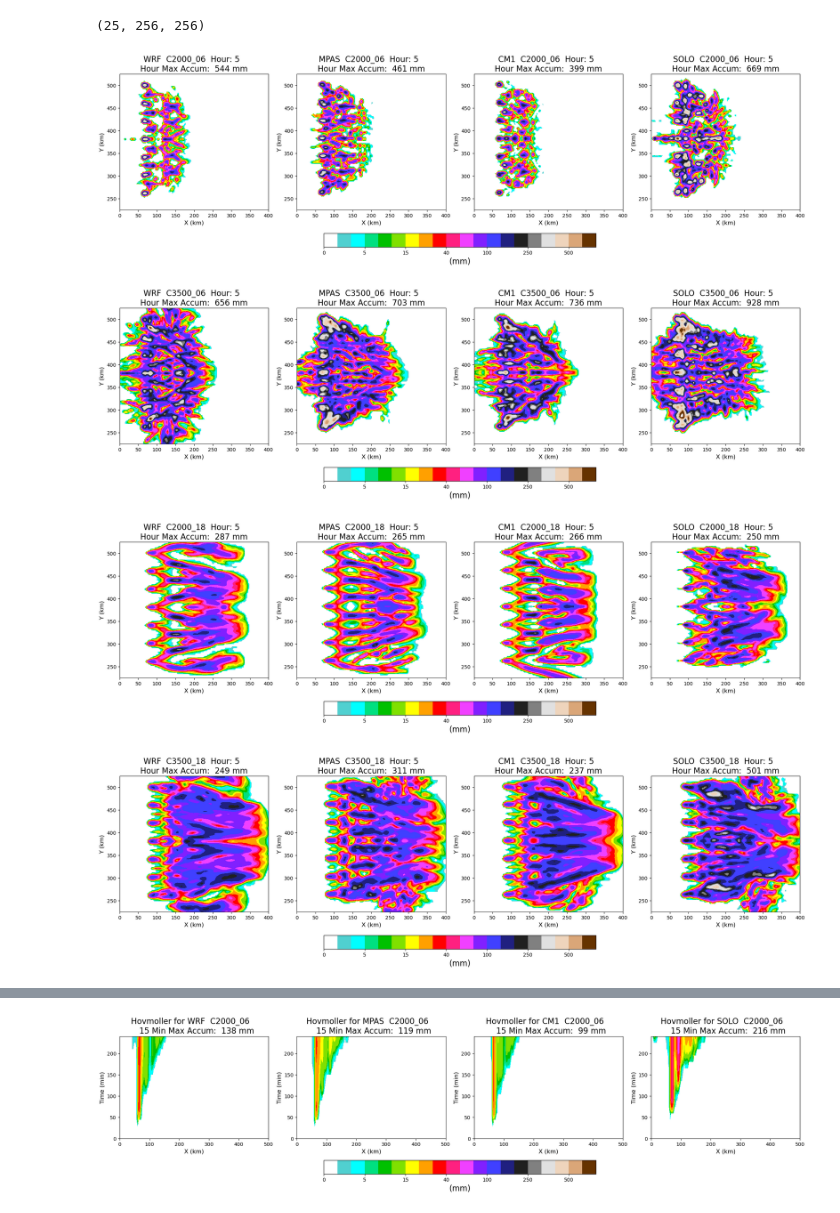
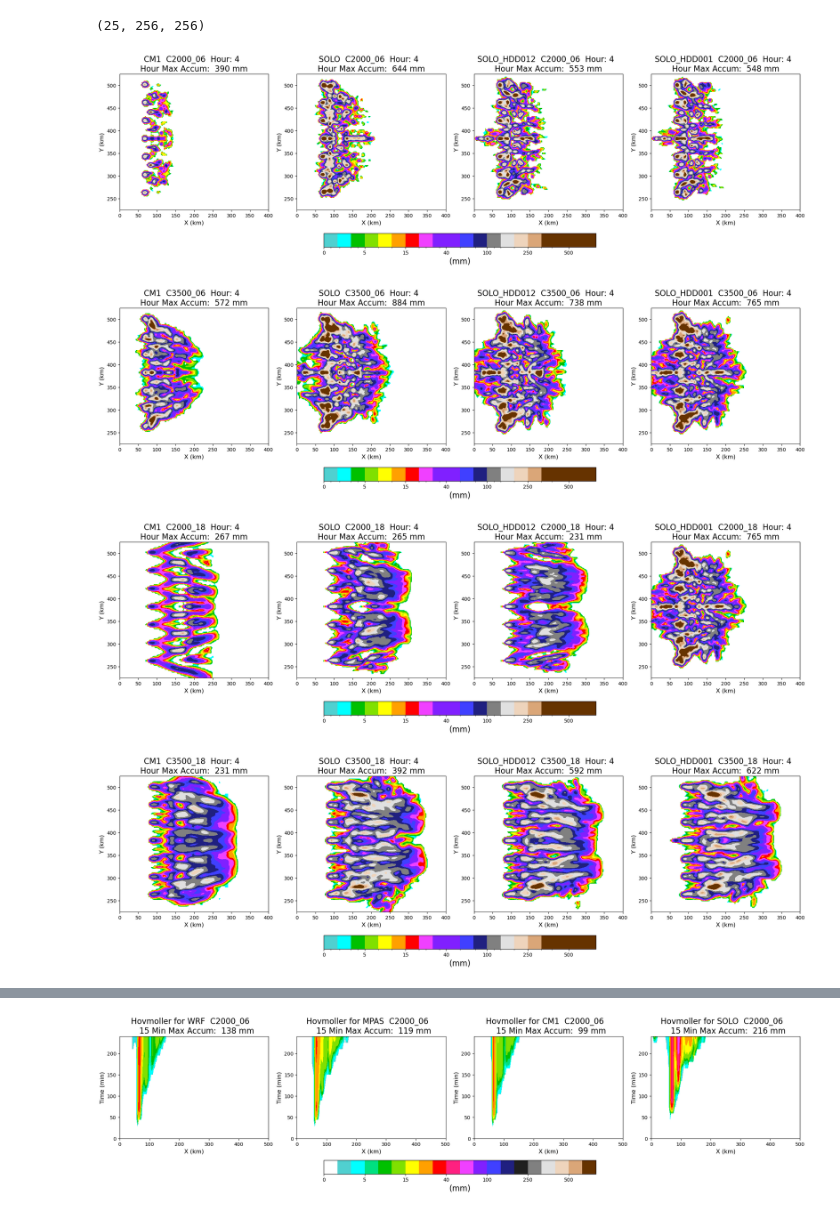
Before and after one commit to louiswicker/CAM_analysis_tools, a Jupyter notebook: ideal_cases/plot_Hovmoller.ipynb, the cells around one changed output, grey strips where cells are left out. Cells and saved outputs as stored; diff of their text form; code cells hidden in the pictures.

```diff
--- a/ideal_cases/plot_Hovmoller.ipynb
+++ b/ideal_cases/plot_Hovmoller.ipynb
@@ -63,10 +63,13 @@ norm = mcolors.BoundaryNorm(clevs, cmap.N)
 The autoreload extension is already loaded. To reload it, use:
   %reload_ext autoreload
 # %%
-models = { 'cm1': pickle2Obj('precip/cm1_squall_3km_accum_prec.pkl',retObj=False),
-           'wrf': pickle2Obj('precip/wrf_squall_3km_3rd_accum_prec.pkl', retObj=False),
-           'solo': pickle2Obj('precip/solo_squall_3km_accum_prec.pkl',retObj=False),
-           'mpas': pickle2Obj('precip/mpas_squall_3km_3rd_accum_prec.pkl',retObj=False),
+models = { 'cm1': pickle2Obj('precip/cm1_squall_3km_dt10_hdd000_dbz99.pkl',retObj=False),
+           #'cm1_hdd125': pickle2Obj('precip/cm1_squall_3km_dt10_hdd000_dbz99.pkl', retObj=False),
+           'solo': pickle2Obj('precip/solo_squall_3km_dt20_hdd125_dbz99.pkl',retObj=False),
+           'solo_hdd012': pickle2Obj('precip/solo_squall_3km_dt20_hdd012_dbz99.pkl',retObj=False),
+           'solo_hdd001': pickle2Obj('precip/solo_squall_3km_dt20_hdd001_dbz99.pkl',retObj=False),
+
+           # 'mpas': pickle2Obj('precip/mpas_squall_3km_3rd_accum_prec.pkl',retObj=False),
            # 'solo2': pickle2Obj('precip/solo_squall_3km_nord2_accum_prec.pkl',retObj=False),
            # 'solo1': pickle2Obj('precip/solo_squall_3km_nord1_accum_prec.pkl',retObj=False)
          }
@@ -76,7 +79,6 @@ print(models['cm1']['C2000_06']['accum_prec'].shape)
 (25, 256, 256)
 # %%
 def plot_interval_precip(models, key, label, start, end=4, clevels=[100,300,500], ax=None):
-
 
     fld      = models[key][label]['accum_prec'][start:start+end].sum(axis=0)
     fld_mask = np.where(fld > 1.0, fld, np.nan)
@@ -84,44 +86,44 @@ def plot_interval_precip(models, key, label, start, end=4, clevels=[100,300,500]
 
     xg = 3*np.arange(models[key][label]['accum_prec'].shape[2])
     yg = 3*np.arange(models[key][label]['accum_prec'].shape[1])
 
     cs = ax.contourf(xg, yg, fld_mask, clevs, cmap=cmap, norm=norm)
 
     ax.set_ylabel('Y (km)', fontsize=12)
     ax.set_xlabel('X (km)', fontsize=12)
-    ax.set_title("%s  %s  Hour: %d  \nHour Max Accum:  %d mm" % (key.swapcase(), label, np.int(start+end)/4, np.int(pmax)), fontsize=16)
+    ax.set_title("%s  %s  Hour: %d  \nHour Max Accum:  %d mm" % (key.swapcase(), label, int(start+end)/4, int(pmax)), fontsize=16)
     ax.set_xlim(0.0, 400.)
     ax.set_ylim(225.0, 525.)
 
     return cs
 
 #-----------------------------
 allcape = ("C2000","C3500",)
 allshear = ("06", "18")
 
-start = 16
+start = 12
 
 for shear in allshear:
     for cape in allcape:
 
         fig, ax = plt.subplots(1, 4, constrained_layout=True, figsize=(20,6))
 
         label = "%s_%s" % (cape, shear)
 
-        cs = plot_interval_precip(models, 'wrf', label, start=start, ax=ax[0])
-        cs = plot_interval_precip(models, 'mpas', label, start=start, ax=ax[1])
-        cs = plot_interval_precip(models, 'cm1', label, start=start, ax=ax[2])
-        cs = plot_interval_precip(models, 'solo',label, start=start, ax=ax[3])
+        cs = plot_interval_precip(models, 'cm1', label, start=start, ax=ax[0])
+        cs = plot_interval_precip(models, 'solo', label, start=start, ax=ax[1])
+        cs = plot_interval_precip(models, 'solo_hdd012', label, start=start, ax=ax[2])
+        cs = plot_interval_precip(models, 'solo_hdd001',label, start=start, ax=ax[3])
 
         cbar = fig.colorbar(cs, ax=ax[:], shrink=0.4, location='bottom')
         cbar.set_label('(mm)', fontsize=16)
 
-        plt.savefig("Experiment_%s_HourlyPrecipAccum_Hour%d.png" % (label, np.int(start+4)/4))
+        plt.savefig("Experiment_%s_HourlyPrecipAccum_Hour%d.png" % (label, int(start+4)/4))
 # %% [output]
-[figure, old version]
+[figure, new version]
-[figure, old version]
+[figure, new version]
-[figure, old version]
+[figure, new version]
-[figure, old version]
+[figure, new version]
 # %%
 # draw filled contours.
 clevs = np.asarray([0, 1, 2.5, 5, 7.5, 10, 15, 20, 30, 40, 50, 70, 100, 150, 200, 250, 300, 400, 500, 600, 750])
```
Also changed, not shown: parts of 1 cell of this notebook, 6 other files.
